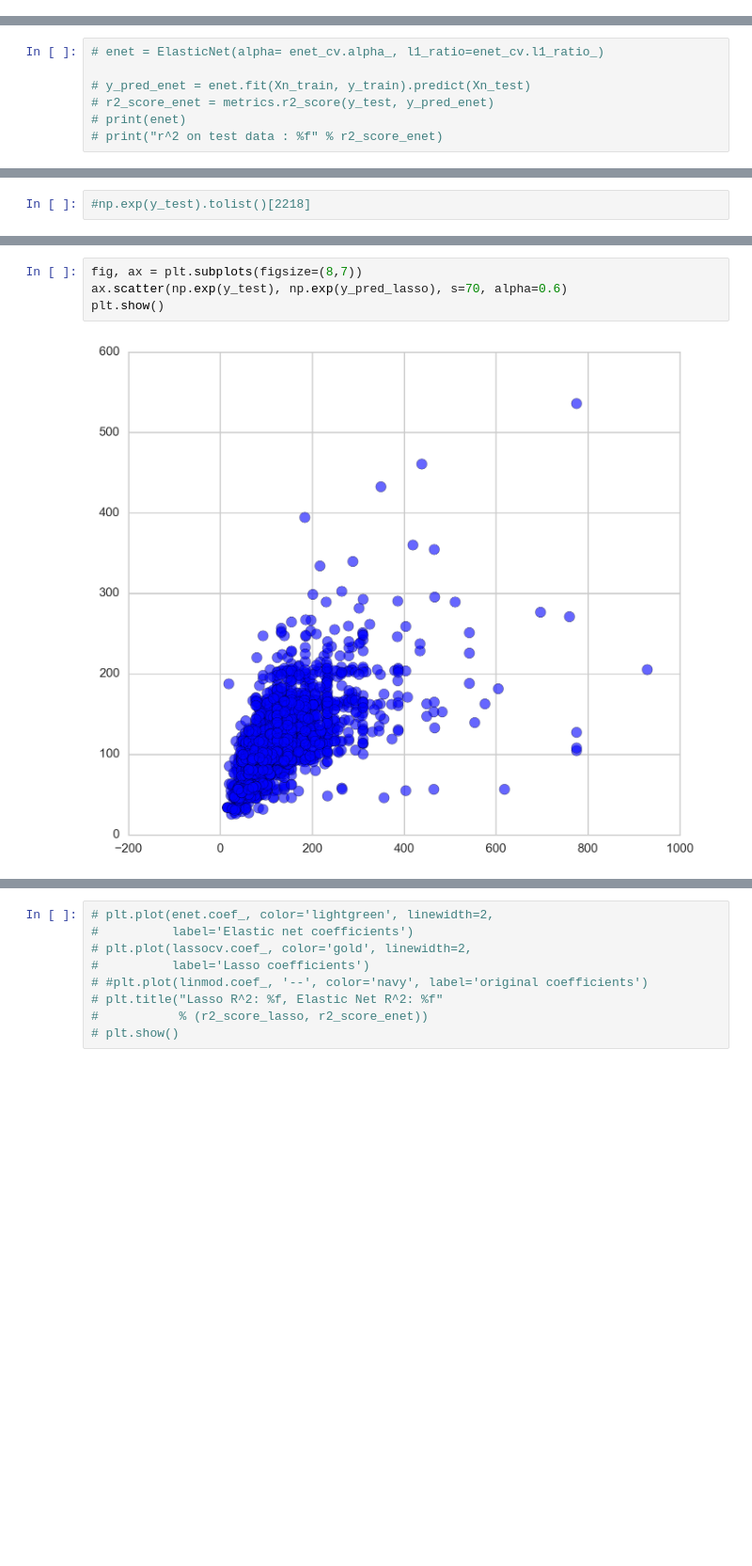
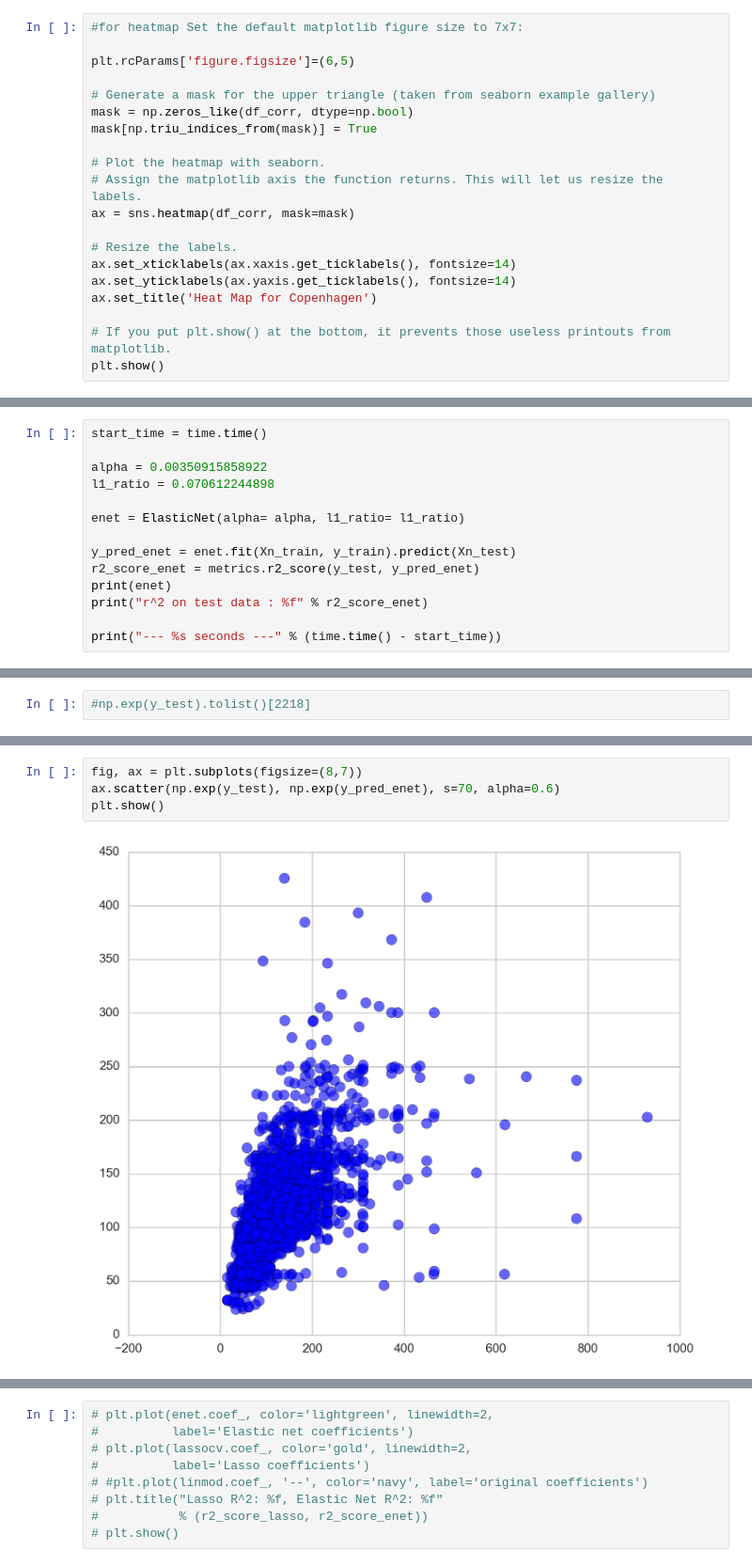
Before and after one commit to Jyojha/DS_Projects, a Jupyter notebook: Copenhagen_Model.ipynb, the cells around one changed output, grey strips where cells are left out. Shown at 94% size. Drawn from its saved outputs; the diff is of its cells as text; blank space fills up the shorter version.

```diff
--- a/Copenhagen_Model.ipynb
+++ b/Copenhagen_Model.ipynb
@@ -41,0 +44,20 @@ copenhagen.shape
+# %%
+#for heatmap Set the default matplotlib figure size to 7x7:
+
+plt.rcParams['figure.figsize']=(6,5)
+
+# Generate a mask for the upper triangle (taken from seaborn example gallery)
+mask = np.zeros_like(df_corr, dtype=np.bool)
+mask[np.triu_indices_from(mask)] = True
+
+# Plot the heatmap with seaborn.
+# Assign the matplotlib axis the function returns. This will let us resize the labels.
+ax = sns.heatmap(df_corr, mask=mask)
+
+# Resize the labels.
+ax.set_xticklabels(ax.xaxis.get_ticklabels(), fontsize=14)
+ax.set_yticklabels(ax.yaxis.get_ticklabels(), fontsize=14)
+ax.set_title('Heat Map for Copenhagen')
+
+# If you put plt.show() at the bottom, it prevents those useless printouts from matplotlib.
+plt.show()
@@ -106,7 +148,14 @@ Xn_train, Xn_test, y_train, y_test = train_test_split(Xn, y, test_size = 0.3)
 # %%
-# enet = ElasticNet(alpha= enet_cv.alpha_, l1_ratio=enet_cv.l1_ratio_)
+start_time = time.time()
 
-# y_pred_enet = enet.fit(Xn_train, y_train).predict(Xn_test)
-# r2_score_enet = metrics.r2_score(y_test, y_pred_enet)
-# print(enet)
-# print("r^2 on test data : %f" % r2_score_enet)
+alpha = 0.00350915858922
+l1_ratio = 0.070612244898
+
+enet = ElasticNet(alpha= alpha, l1_ratio= l1_ratio)
+
+y_pred_enet = enet.fit(Xn_train, y_train).predict(Xn_test)
+r2_score_enet = metrics.r2_score(y_test, y_pred_enet)
+print(enet)
+print("r^2 on test data : %f" % r2_score_enet)
+
+print("--- %s seconds ---" % (time.time() - start_time))
@@ -148,9 +204,9 @@ residuals = np.exp(y_test) - np.exp(y_pred_lasso)
 # %%
 fig, ax = plt.subplots(figsize=(8,7))
-ax.scatter(np.exp(y_test), np.exp(y_pred_lasso), s=70, alpha=0.6)
+ax.scatter(np.exp(y_test), np.exp(y_pred_enet), s=70, alpha=0.6)
 plt.show()
 # %% [output]
-[figure, old version]
+[figure, new version]
 # %%
 sns.distplot(residuals, bins=50, kde=False)
 # %% [output]
```
Also changed, not shown: parts of 22 cells of this notebook.
